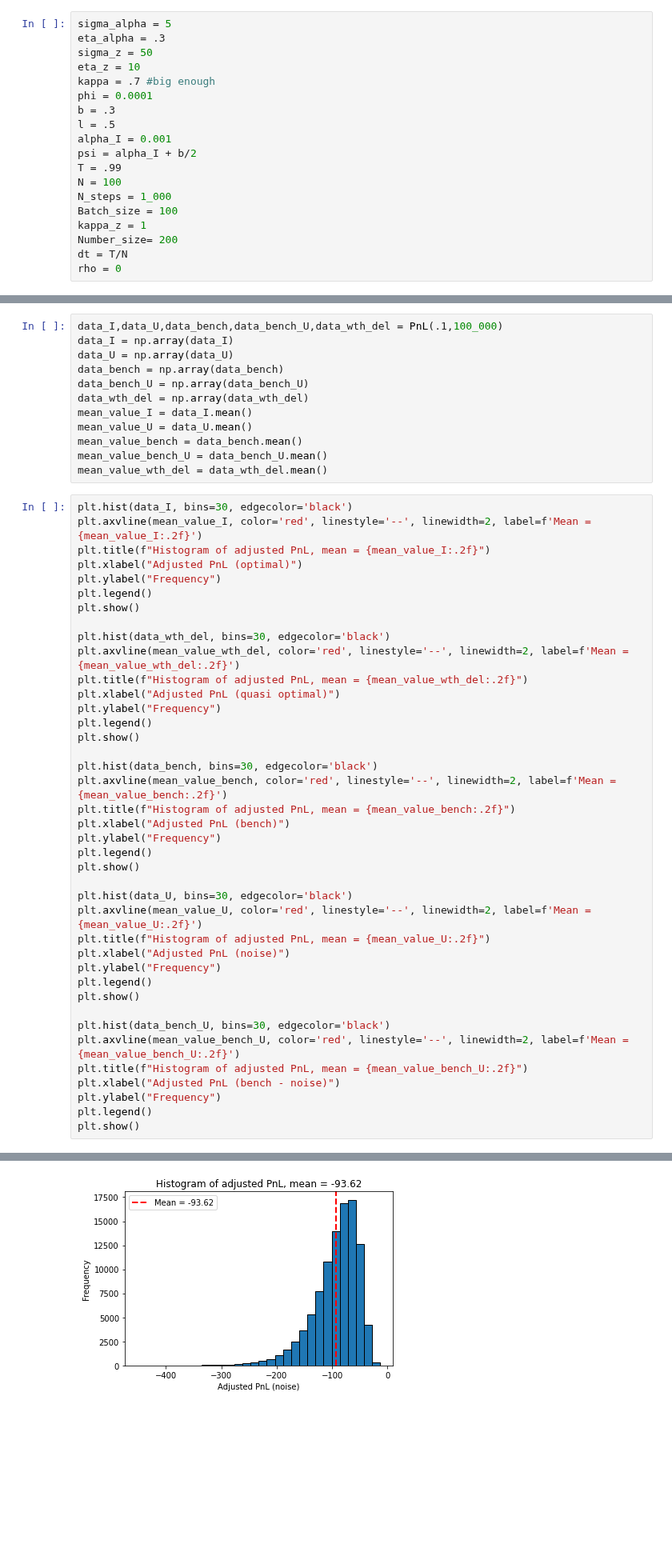
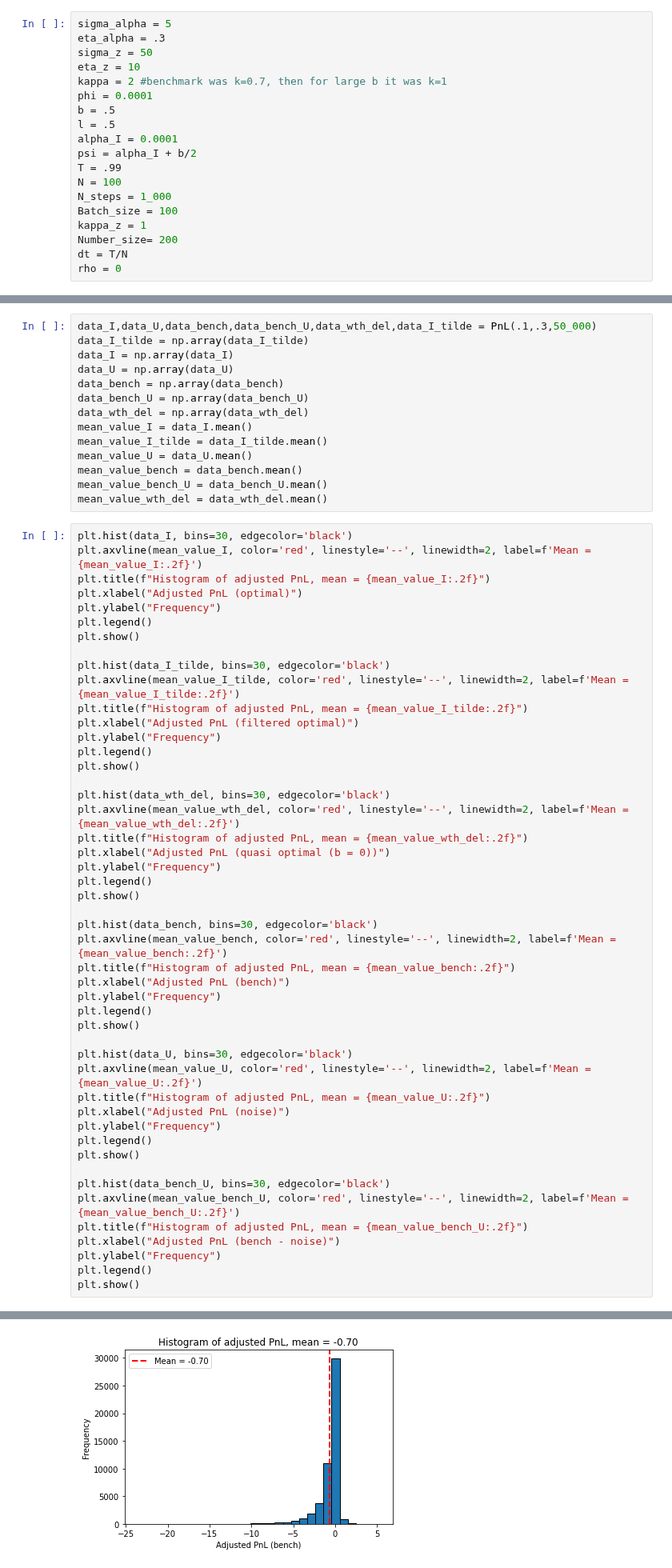
Before and after one commit to AdrienMathieu-eng/Nash-Equilibrium-, a Jupyter notebook: non_linear_BSDE_v2.ipynb, the cells around one changed output, grey strips where cells are left out. Shown at 80% size. Cells and saved outputs as stored; diff of their text form; blank space fills up the shorter version.

```diff
--- a/non_linear_BSDE_v2.ipynb
+++ b/non_linear_BSDE_v2.ipynb
@@ -28,11 +28,11 @@ sigma_alpha = 5
 eta_alpha = .3
 sigma_z = 50
 eta_z = 10
-kappa = .7 #big enough
+kappa = 2 #benchmark was k=0.7, then for large b it was k=1
 phi = 0.0001
-b = .3
+b = .5
 l = .5
-alpha_I = 0.001
+alpha_I = 0.0001
 psi = alpha_I + b/2
 T = .99
 N = 100
@@ -470,11 +502,13 @@ plt.show()
 # %%
-data_I,data_U,data_bench,data_bench_U,data_wth_del = PnL(.1,100_000)
+data_I,data_U,data_bench,data_bench_U,data_wth_del,data_I_tilde = PnL(.1,.3,50_000)
+data_I_tilde = np.array(data_I_tilde)
 data_I = np.array(data_I)
 data_U = np.array(data_U)
 data_bench = np.array(data_bench)
 data_bench_U = np.array(data_bench_U)
 data_wth_del = np.array(data_wth_del)
 mean_value_I = data_I.mean()
+mean_value_I_tilde = data_I_tilde.mean()
 mean_value_U = data_U.mean()
 mean_value_bench = data_bench.mean()
 mean_value_bench_U = data_bench_U.mean()
@@ -488,10 +522,18 @@ plt.ylabel("Frequency")
 plt.legend()
 plt.show()
 
+plt.hist(data_I_tilde, bins=30, edgecolor='black')
+plt.axvline(mean_value_I_tilde, color='red', linestyle='--', linewidth=2, label=f'Mean = {mean_value_I_tilde:.2f}')
+plt.title(f"Histogram of adjusted PnL, mean = {mean_value_I_tilde:.2f}")
+plt.xlabel("Adjusted PnL (filtered optimal)")
+plt.ylabel("Frequency")
+plt.legend()
+plt.show()
+
 plt.hist(data_wth_del, bins=30, edgecolor='black')
 plt.axvline(mean_value_wth_del, color='red', linestyle='--', linewidth=2, label=f'Mean = {mean_value_wth_del:.2f}')
 plt.title(f"Histogram of adjusted PnL, mean = {mean_value_wth_del:.2f}")
-plt.xlabel("Adjusted PnL (quasi optimal)")
+plt.xlabel("Adjusted PnL (quasi optimal (b = 0))")
 plt.ylabel("Frequency")
 plt.legend()
 plt.show()
@@ -526 +568 @@ plt.show()
-[figure, old version]
+[figure, new version]
```
Also changed, not shown: parts of 5 cells of this notebook.
